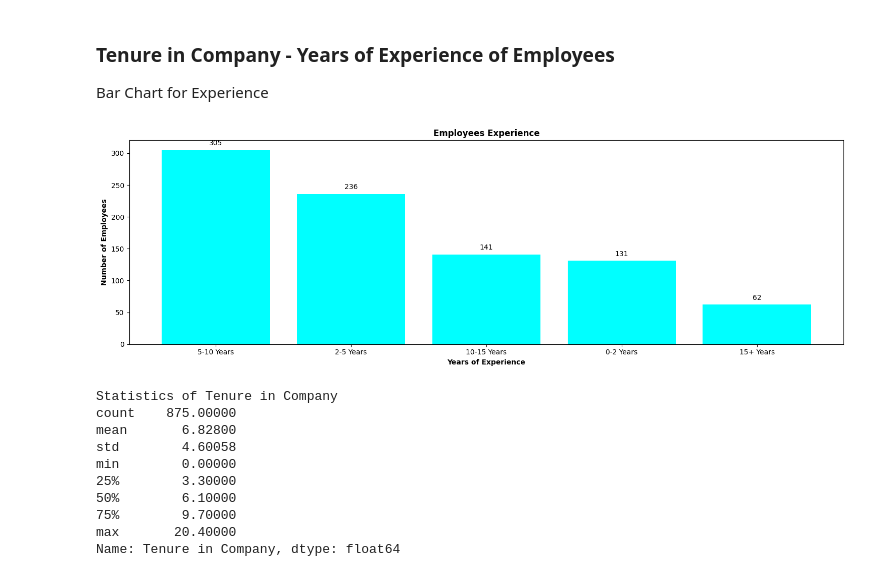
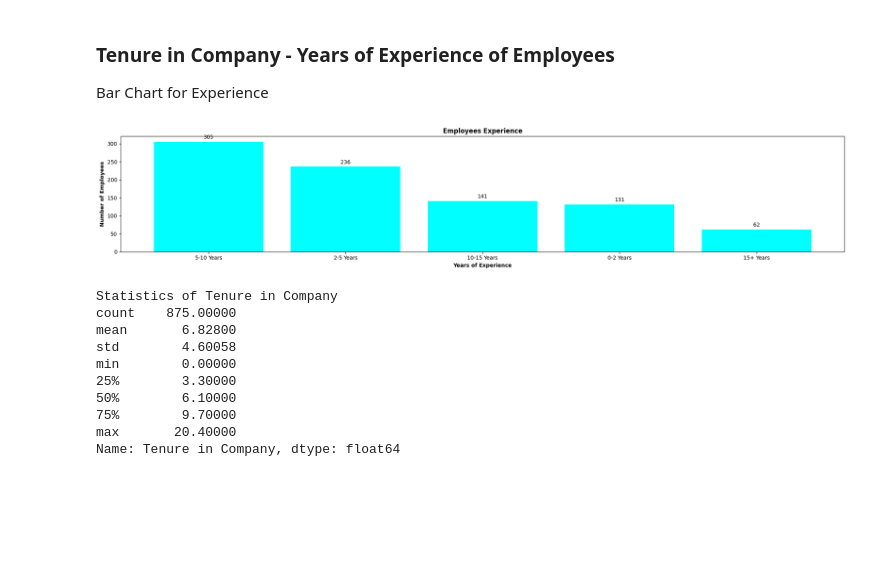
Before and after one commit to RIZWAN-VY/HR_Data_Analytics_and_Visualization, a Jupyter notebook: Employee_Data_Analysis_and_Visualization.ipynb, the cells around one changed output. Saved outputs shown, nothing was run; the diff lists cells and outputs as text; code cells hidden in the pictures; blank space fills up the shorter version.

```diff
--- a/Employee_Data_Analysis_and_Visualization.ipynb
+++ b/Employee_Data_Analysis_and_Visualization.ipynb
@@ -132,21 +132,21 @@ Bar Chart for Experience
 # %%
 Experience_counts = data['Experience'].value_counts()
 
-plt.figure(figsize=(15, 5))
+plt.figure(figsize=(20, 4))
 bars = plt.bar(Experience_counts.index, Experience_counts.values, color='cyan')
 plt.xlabel('Years of Experience',fontweight='bold')
 plt.ylabel('Number of Employees',fontweight='bold')
 plt.title('Employees Experience',fontweight='bold')
 plt.xticks(rotation=0)  # Rotate x-axis labels if needed
 
 for bar in bars:
     yval = bar.get_height()
     plt.text(bar.get_x() + bar.get_width() / 2, yval + 5, int(yval), ha='center', va='bottom')
 
 plt.tight_layout()
 plt.show()
 # %% [output]
-[figure, old version]
+[figure, new version]
 # %%
 # Calculate basic statistics
 statistics = data['Tenure in Company'].describe()
```
Also changed, not shown: parts of 7 cells of this notebook.
